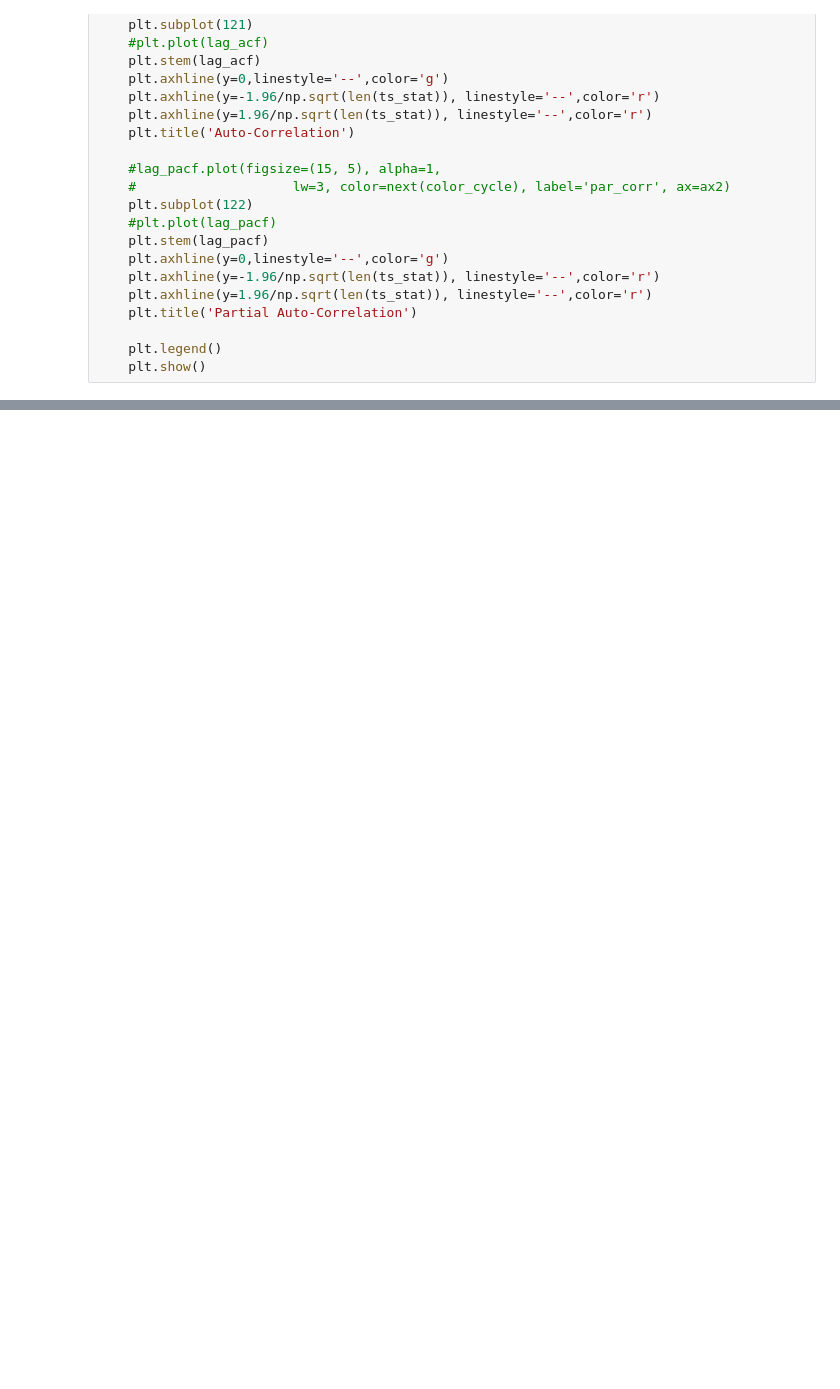
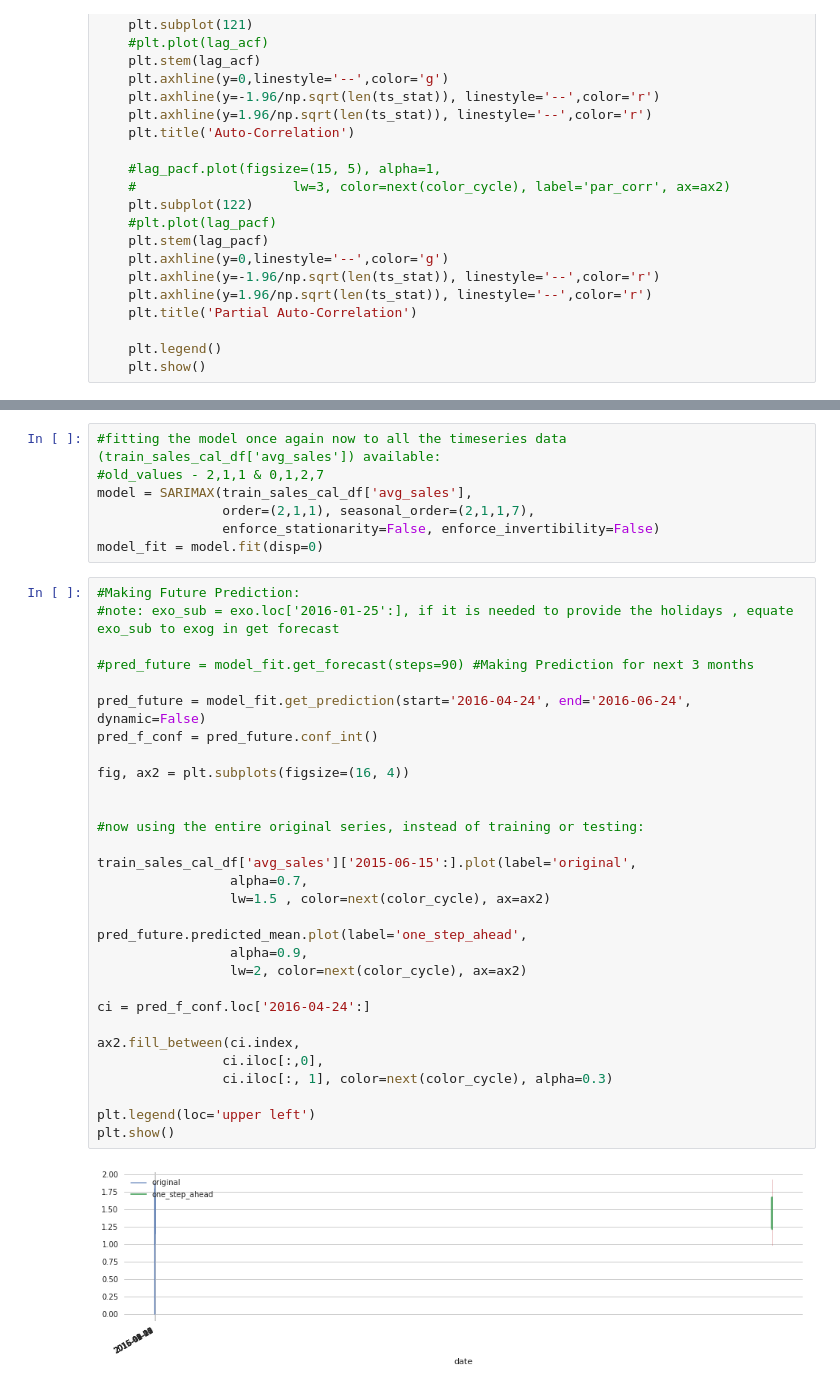
Before and after one commit to ngotancuong/PythonAssignment, a Jupyter notebook: Baitap01.ipynb, the cells around one changed output, grey strips where cells are left out. Drawn from its saved outputs; the diff is of its cells as text; blank space fills up the shorter version.

```diff
--- a/Baitap01.ipynb
+++ b/Baitap01.ipynb
@@ -1302,0 +1592,39 @@ training_p.head(2)
+# %%
+#fitting the model once again now to all the timeseries data (train_sales_cal_df['avg_sales']) available:
+#old_values - 2,1,1 & 0,1,2,7
+model = SARIMAX(train_sales_cal_df['avg_sales'],
+                order=(2,1,1), seasonal_order=(2,1,1,7),
+                enforce_stationarity=False, enforce_invertibility=False)
+model_fit = model.fit(disp=0)
+# %%
+#Making Future Prediction:
+#note: exo_sub = exo.loc['2016-01-25':], if it is needed to provide the holidays , equate exo_sub to exog in get forecast
+
+#pred_future = model_fit.get_forecast(steps=90) #Making Prediction for next 3 months
+
+pred_future = model_fit.get_prediction(start='2016-04-24', end='2016-06-24', dynamic=False)
+pred_f_conf = pred_future.conf_int()
+
+fig, ax2 = plt.subplots(figsize=(16, 4))
+
+
+#now using the entire original series, instead of training or testing:
+
+train_sales_cal_df['avg_sales']['2015-06-15':].plot(label='original',
+                 alpha=0.7,
+                 lw=1.5 , color=next(color_cycle), ax=ax2)
+
+pred_future.predicted_mean.plot(label='one_step_ahead',
+                 alpha=0.9,
+                 lw=2, color=next(color_cycle), ax=ax2)
+
+ci = pred_f_conf.loc['2016-04-24':]
+
+ax2.fill_between(ci.index,
+                ci.iloc[:,0],
+                ci.iloc[:, 1], color=next(color_cycle), alpha=0.3)
+
+plt.legend(loc='upper left')
+plt.show()
+# %% [output]
+[figure, added]
```
Also changed, not shown: parts of 46 cells of this notebook.
